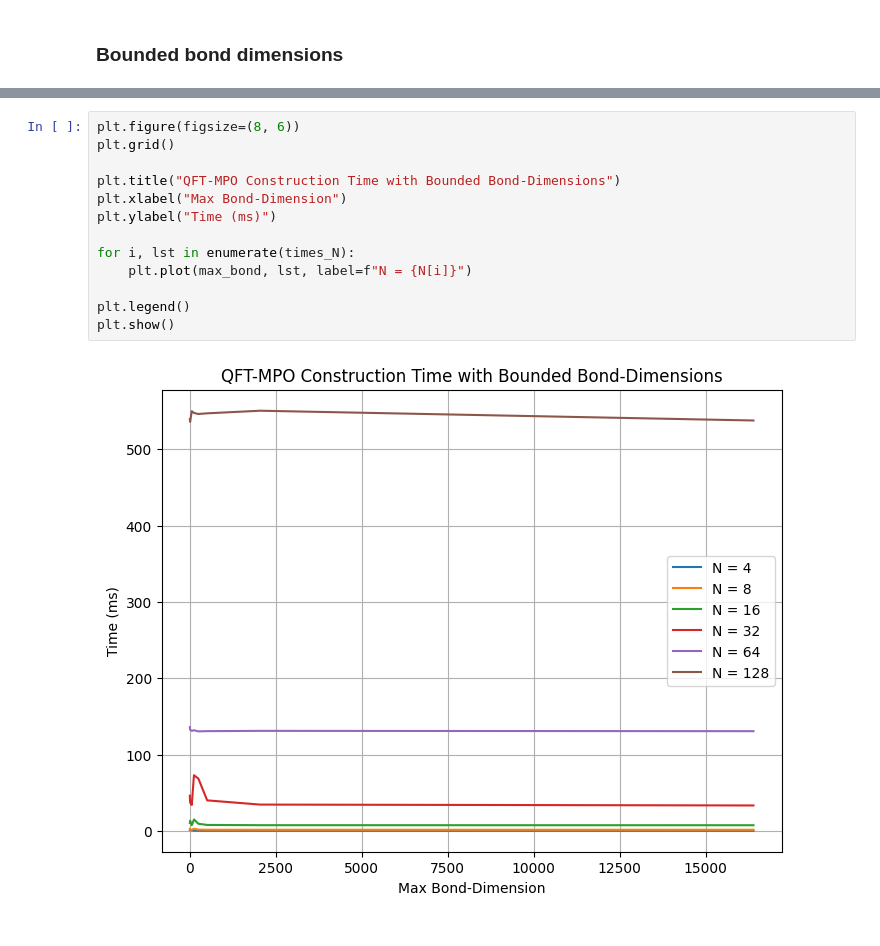
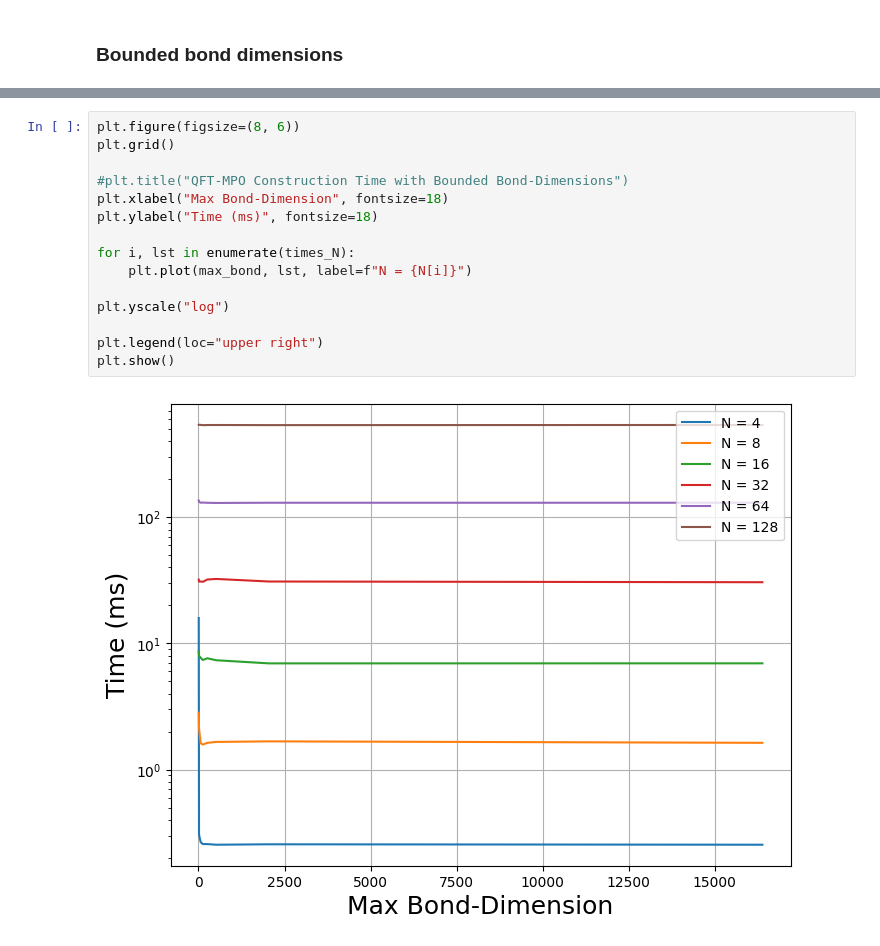
Before and after one commit to egecimsir/TensorNetwork-Simulator, a Jupyter notebook: Experiments/1_Construction_Times.ipynb, the cells around one changed output, grey strips where cells are left out. Saved outputs shown, nothing was run; the diff lists cells and outputs as text.

```diff
--- a/Experiments/1_Construction_Times.ipynb
+++ b/Experiments/1_Construction_Times.ipynb
@@ -97,15 +101,17 @@ N=128: [539.271, 536.0279999999999, 549.932, 547.676, 546.288, 547.158, 550.566,
 # %%
 plt.figure(figsize=(8, 6))
 plt.grid()
 
-plt.title("QFT-MPO Construction Time with Bounded Bond-Dimensions")
-plt.xlabel("Max Bond-Dimension")
-plt.ylabel("Time (ms)")
+#plt.title("QFT-MPO Construction Time with Bounded Bond-Dimensions")
+plt.xlabel("Max Bond-Dimension", fontsize=18)
+plt.ylabel("Time (ms)", fontsize=18)
 
 for i, lst in enumerate(times_N):
     plt.plot(max_bond, lst, label=f"N = {N[i]}")
 
-plt.legend()
+plt.yscale("log")
+
+plt.legend(loc="upper right")
 plt.show()
 # %% [output]
-[figure, old version]
+[figure, new version]
```
Also changed, not shown: parts of 9 cells of this notebook.
